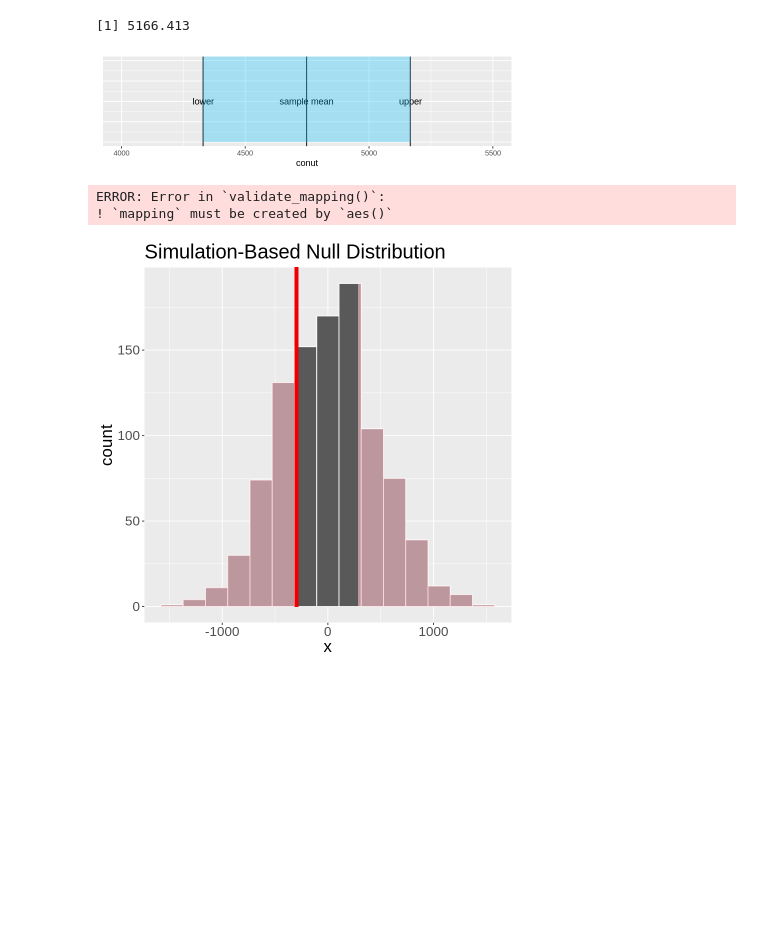
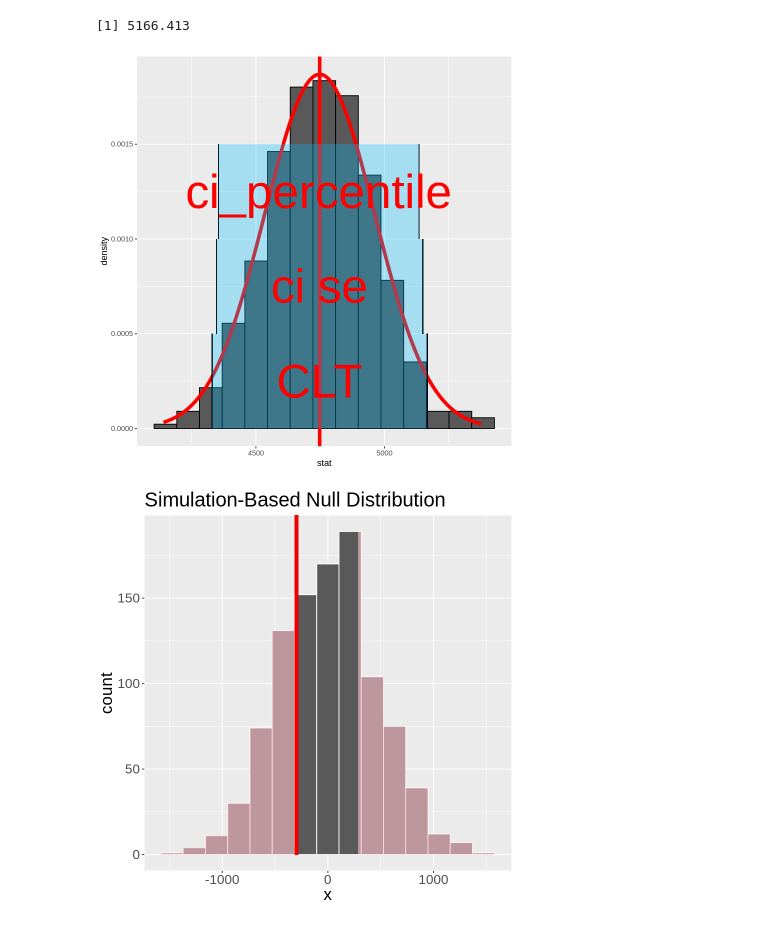
Before and after one commit to Sparsh16/STAT-201-Group-Project, a Jupyter notebook: code/code.ipynb, the cells around one changed output. Saved outputs shown, nothing was run; the diff lists cells and outputs as text; code cells hidden in the pictures; blank space fills up the shorter version.

```diff
--- a/code/code.ipynb
+++ b/code/code.ipynb
@@ -287,52 +290,67 @@ sample_sd <- sd(all_BikeSharingData$cnt)
 
 se <- (sample_sd / sqrt(nrow(all_BikeSharingData)))
 
-lower <- sample_mean + qnorm((1-confidence_level)/2, 0, 1) * se
+lower <- sample_mean + qnorm((1-confidence_level)/2) * se
 lower
-upper <- sample_mean + qnorm((1-(1-confidence_level)/2), 0, 1) * se
+upper <- sample_mean + qnorm((1-(1-confidence_level)/2)) * se
 upper
 # %% [output]
 [1] 4329.806
 [1] 5166.413
 # %%
-options(repr.plot.width = default_plot_width, repr.plot.height = 2)
-ci_plot_CLT <- ggplot() +
-  geom_vline(xintercept = sample_mean) +
-  geom_vline(xintercept = lower) +
-  geom_vline(xintercept = upper) +
-  xlim(4000, 5500) +
-  ylim(0, 1) +
-  labs(x="stat") +
-  annotate("text", x=sample_mean, y=0.5, label="sample mean") +
-  annotate("text", x=lower, y=0.5, label="lower") +
-  annotate("text", x=upper, y=0.5, label="upper") +
-  theme(axis.title.y=element_blank(),
-        axis.text.y=element_blank(),
-        axis.ticks.y=element_blank()) +
-    annotate("rect", xmin = lower, xmax = upper, ymin = 0, ymax = Inf,
-             fill = "deepskyblue",
-             alpha = 0.3)
+# options(repr.plot.width = default_plot_width, repr.plot.height = 2)
+# ci_plot_CLT <- ggplot() +
+#   geom_vline(xintercept = sample_mean) +
+#   geom_vline(xintercept = lower) +
+#   geom_vline(xintercept = upper) +
+#   xlim(4000, 5500) +
+#   ylim(0, 1) +
+#   labs(x="stat") +
+#   annotate("text", x=sample_mean, y=0.5, label="sample mean") +
+#   annotate("text", x=lower, y=0.5, label="lower") +
+#   annotate("text", x=upper, y=0.5, label="upper") +
+#   theme(axis.title.y=element_blank(),
+#         axis.text.y=element_blank(),
+#         axis.ticks.y=element_blank()) +
+#     annotate("rect", xmin = lower, xmax = upper, ymin = 0, ymax = Inf,
+#              fill = "deepskyblue",
+#              alpha = 0.3)
 
-ci_plot_CLT
+# ci_plot_CLT
 
-options(repr.plot.width = default_plot_width, repr.plot.height = default_plot_height)
+# options(repr.plot.width = default_plot_width, repr.plot.height = default_plot_height)
-# %% [output]
-[figure, removed]
 # %%
+# Section 3
+# Compare CI
 
+h <- 0.0005
 ggplot(bootstrap_dist, aes(x=stat)) +
 geom_histogram(aes(y = ..density..), bins = 15, colour = "black") +
 stat_function(fun = dnorm, args = list(mean = sample_mean, sd = se),
               color = "red", lwd = 2) +
-  # geom_vline(xintercept = sample_mean, ymin = 0, ymax = 0.0005) +
-  geom_segment(aes(x=lower, xend=lower, y=0, yend =0.0005)) +
-  geom_segment(aes(x=upper, xend=upper, y=0, yend =0.0005)) +
+  geom_vline(xintercept = sample_mean, color = "red", lwd = 2) +
+  geom_segment(aes(x=lower, xend=lower, y=0, yend =h)) +
+  geom_segment(aes(x=upper, xend=upper, y=0, yend =h)) +
     annotate("rect", xmin = lower, xmax = upper, ymin = 0, ymax = 0.0005,
              fill = "deepskyblue",
-             alpha = 0.3)
+             alpha = 0.3) +
+    annotate("text", x=(upper+lower)/2, y=h/2, label="CLT", size = 20, color="red") +
+
+geom_segment(aes(x=ci_se$lower_ci, xend=ci_se$lower_ci, y=h, yend =2*h)) +
+  geom_segment(aes(x=ci_se$upper_ci, xend=ci_se$upper_ci, y=h, yend =2*h)) +
+    annotate("rect", xmin = ci_se$lower_ci, xmax = ci_se$upper_ci, ymin = h, ymax = 2*h,
+             fill = "deepskyblue",
+             alpha = 0.3) +
+    annotate("text", x=(ci_se$upper_ci+ci_se$lower_ci)/2, y=h/2+h, label="ci se", size = 20, color="red") +
+
+geom_segment(aes(x=ci_percentile$lower_ci, xend=ci_percentile$lower_ci, y=2*h, yend =3*h)) +
+  geom_segment(aes(x=ci_percentile$upper_ci, xend=ci_percentile$upper_ci, y=2*h, yend =3*h)) +
+    annotate("rect", xmin = ci_percentile$lower_ci, xmax = ci_percentile$upper_ci, ymin = 2*h, ymax = 3*h,
+             fill = "deepskyblue",
+             alpha = 0.3) +
+    annotate("text", x=(ci_percentile$upper_ci+ci_percentile$lower_ci)/2, y=h/2+2*h, label="ci_percentile", size = 20, color="red")
 # %% [output]
-ERROR: Error in `validate_mapping()`:
-! `mapping` must be created by `aes()`
+[figure, added]
 # %%
 # Section 4
 # Hypothesis test
```
Also changed, not shown: parts of 6 cells of this notebook.
